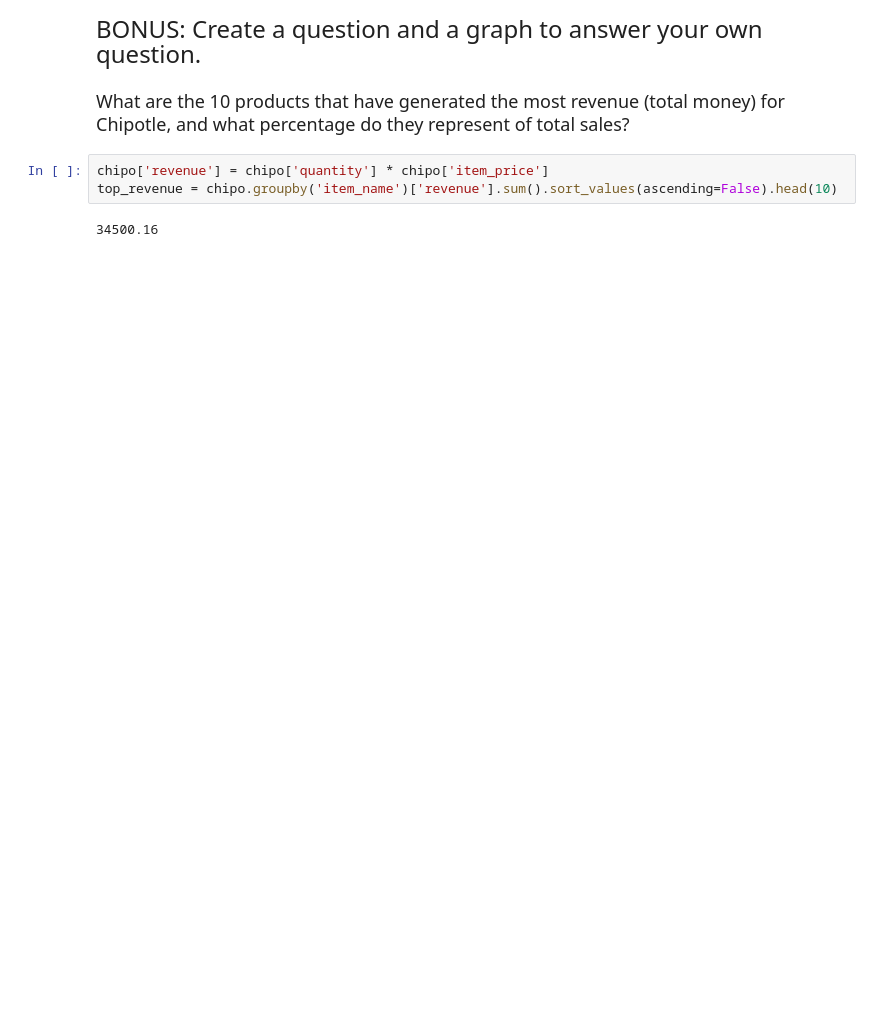
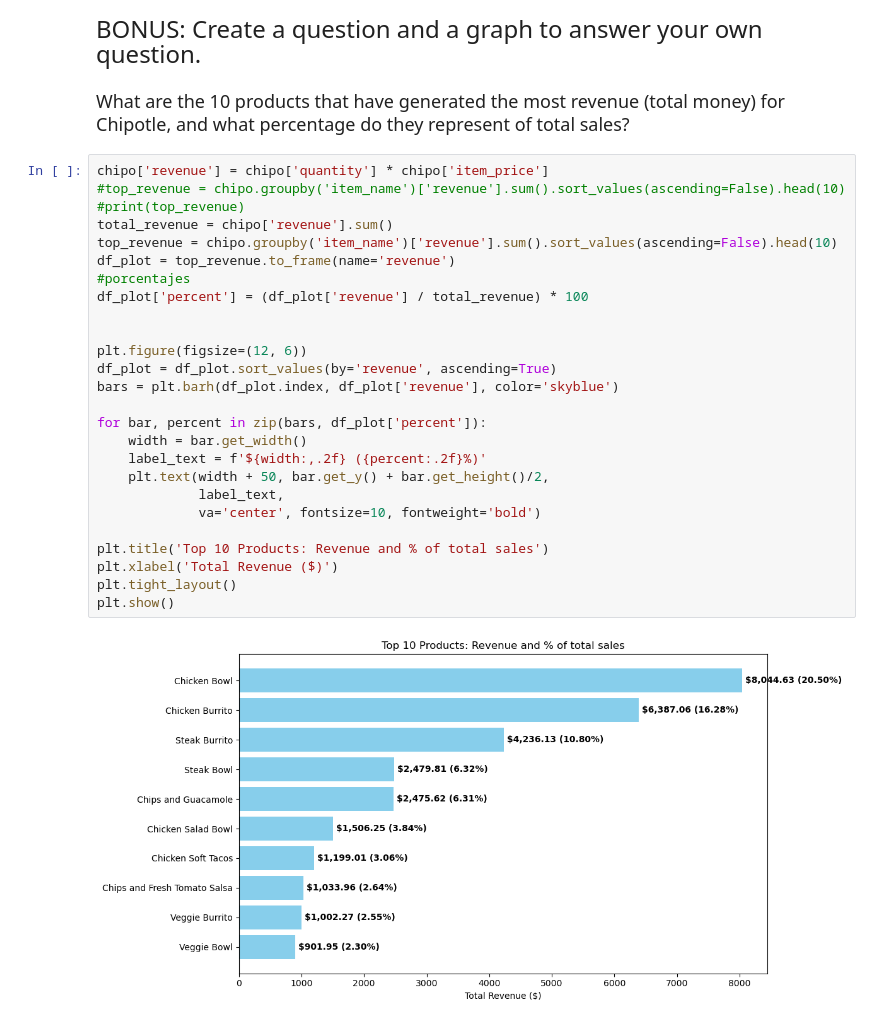
Before and after one commit to vvillacor/Data-Science-Internship, a Jupyter notebook: Module 1. Warmup and Engineering for DS/Pandas/Visualization.ipynb, the cells around one changed output. Cells and saved outputs as stored; diff of their text form; blank space fills up the shorter version.

```diff
--- a/Module 1. Warmup and Engineering for DS/Pandas/Visualization.ipynb
+++ b/Module 1. Warmup and Engineering for DS/Pandas/Visualization.ipynb
@@ -70,6 +76,29 @@ plt.show()
 <font size="4">What are the 10 products that have generated the most revenue (total money) for Chipotle, and what percentage do they represent of total sales?<font>
 # %%
 chipo['revenue'] = chipo['quantity'] * chipo['item_price']
+#top_revenue = chipo.groupby('item_name')['revenue'].sum().sort_values(ascending=False).head(10)
+#print(top_revenue)
+total_revenue = chipo['revenue'].sum()
 top_revenue = chipo.groupby('item_name')['revenue'].sum().sort_values(ascending=False).head(10)
+df_plot = top_revenue.to_frame(name='revenue')
+#porcentajes
+df_plot['percent'] = (df_plot['revenue'] / total_revenue) * 100
+
+
+plt.figure(figsize=(12, 6))
+df_plot = df_plot.sort_values(by='revenue', ascending=True)
+bars = plt.barh(df_plot.index, df_plot['revenue'], color='skyblue')
+
+for bar, percent in zip(bars, df_plot['percent']):
+    width = bar.get_width()
+    label_text = f'${width:,.2f} ({percent:.2f}%)'
+    plt.text(width + 50, bar.get_y() + bar.get_height()/2,
+             label_text,
+             va='center', fontsize=10, fontweight='bold')
+
+plt.title('Top 10 Products: Revenue and % of total sales')
+plt.xlabel('Total Revenue ($)')
+plt.tight_layout()
+plt.show()
 # %% [output]
-34500.16
+[figure, added]
```
Also changed, not shown: parts of 2 cells of this notebook, 3 other files.
